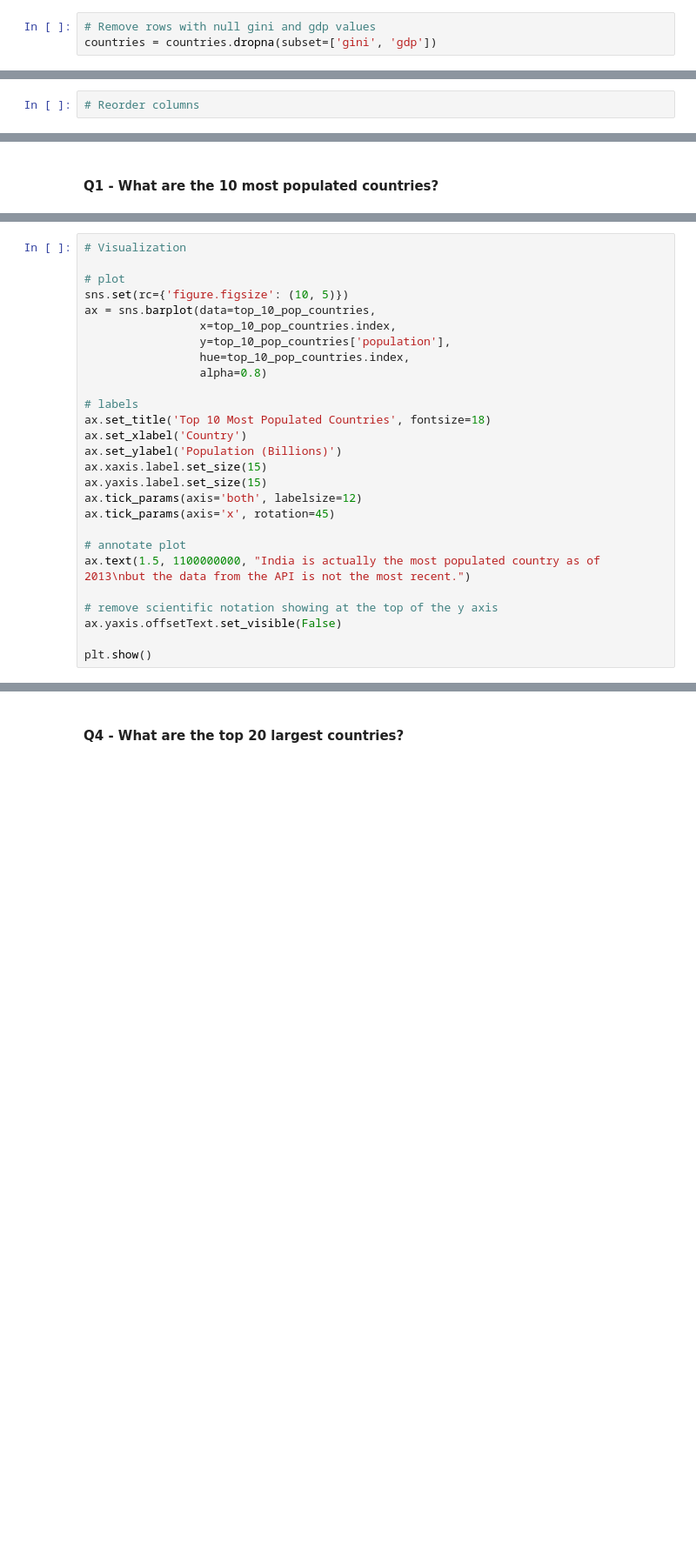
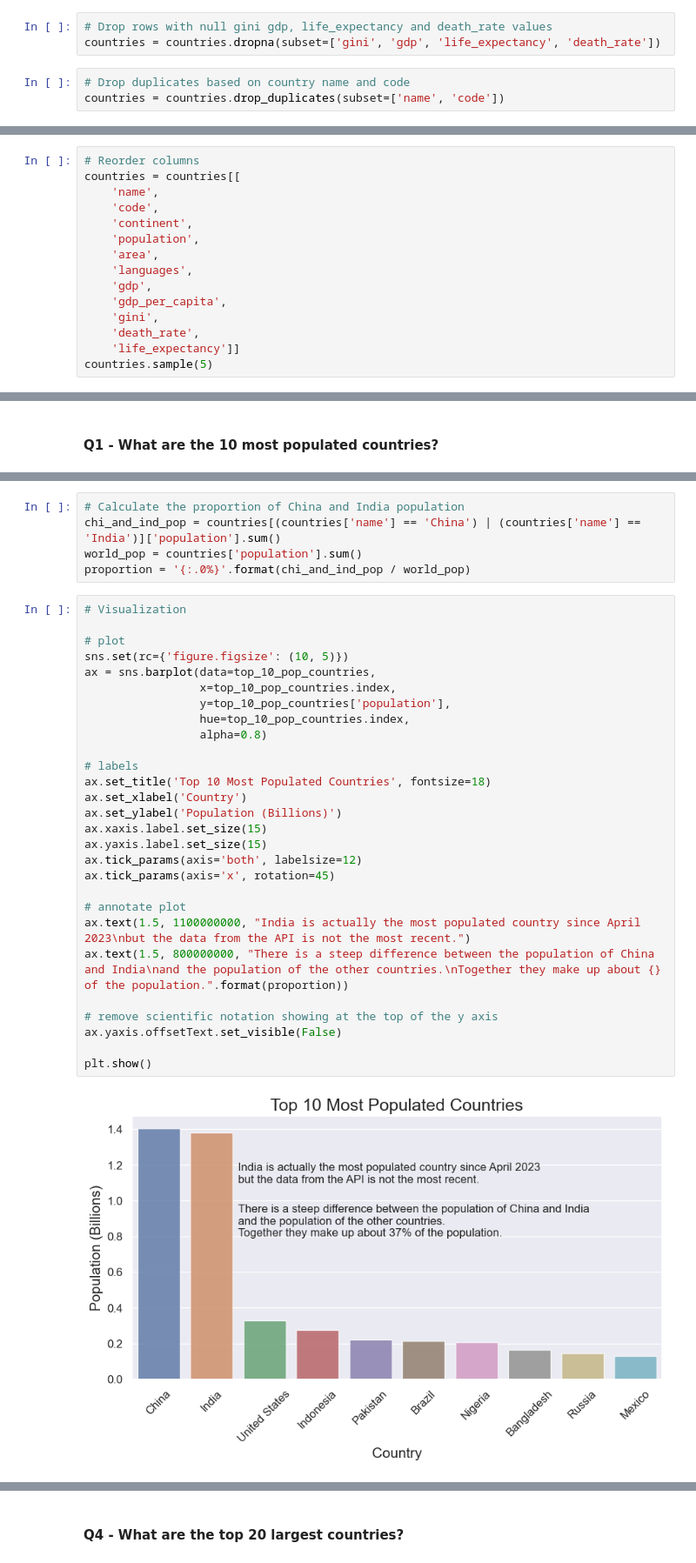
Before and after one commit to nadpierre/countries-eda-project, a Jupyter notebook: Country Analysis.ipynb, the cells around one changed output, grey strips where cells are left out. Shown: that part at 87% size. Cells and saved outputs as stored; diff of their text form; blank space fills up the shorter version.

```diff
--- a/Country Analysis.ipynb
+++ b/Country Analysis.ipynb
@@ -404,6 +410,9 @@ countries[countries.isnull().any(axis=1)].sample(10)
 # %%
-# Remove rows with null gini and gdp values
-countries = countries.dropna(subset=['gini', 'gdp'])
+# Drop rows with null gini gdp, life_expectancy and death_rate values
+countries = countries.dropna(subset=['gini', 'gdp', 'life_expectancy', 'death_rate'])
+# %%
+# Drop duplicates based on country name and code
+countries = countries.drop_duplicates(subset=['name', 'code'])
 # %%
 # Inspect data after cleaning
 countries.dtypes
@@ -437,2 +494,15 @@ countries.sample(5)
 # %%
 # Reorder columns
+countries = countries[[
+    'name',
+    'code',
+    'continent',
+    'population',
+    'area',
+    'languages',
+    'gdp',
+    'gdp_per_capita',
+    'gini',
+    'death_rate',
+    'life_expectancy']]
+countries.sample(5)
@@ -452,28 +552,36 @@ top_10_pop_countries
+# %%
+# Calculate the proportion of China and India population
+chi_and_ind_pop = countries[(countries['name'] == 'China') | (countries['name'] == 'India')]['population'].sum()
+world_pop = countries['population'].sum()
+proportion = '{:.0%}'.format(chi_and_ind_pop / world_pop)
 # %%
 # Visualization
 
 # plot
 sns.set(rc={'figure.figsize': (10, 5)})
 ax = sns.barplot(data=top_10_pop_countries,
                  x=top_10_pop_countries.index,
                  y=top_10_pop_countries['population'],
                  hue=top_10_pop_countries.index,
                  alpha=0.8)
 
 # labels
 ax.set_title('Top 10 Most Populated Countries', fontsize=18)
 ax.set_xlabel('Country')
 ax.set_ylabel('Population (Billions)')
 ax.xaxis.label.set_size(15)
 ax.yaxis.label.set_size(15)
 ax.tick_params(axis='both', labelsize=12)
 ax.tick_params(axis='x', rotation=45)
 
 # annotate plot
-ax.text(1.5, 1100000000, "India is actually the most populated country as of 2013\nbut the data from the API is not the most recent.")
+ax.text(1.5, 1100000000, "India is actually the most populated country since April 2023\nbut the data from the API is not the most recent.")
+ax.text(1.5, 800000000, "There is a steep difference between the population of China and India\nand the population of the other countries.\nTogether they make up about {} of the population.".format(proportion))
 
 # remove scientific notation showing at the top of the y axis
 ax.yaxis.offsetText.set_visible(False)
 
 plt.show()
+# %% [output]
+[figure, added]
 # %% [markdown]
```
Also changed, not shown: parts of 55 cells of this notebook, 1 other file.
